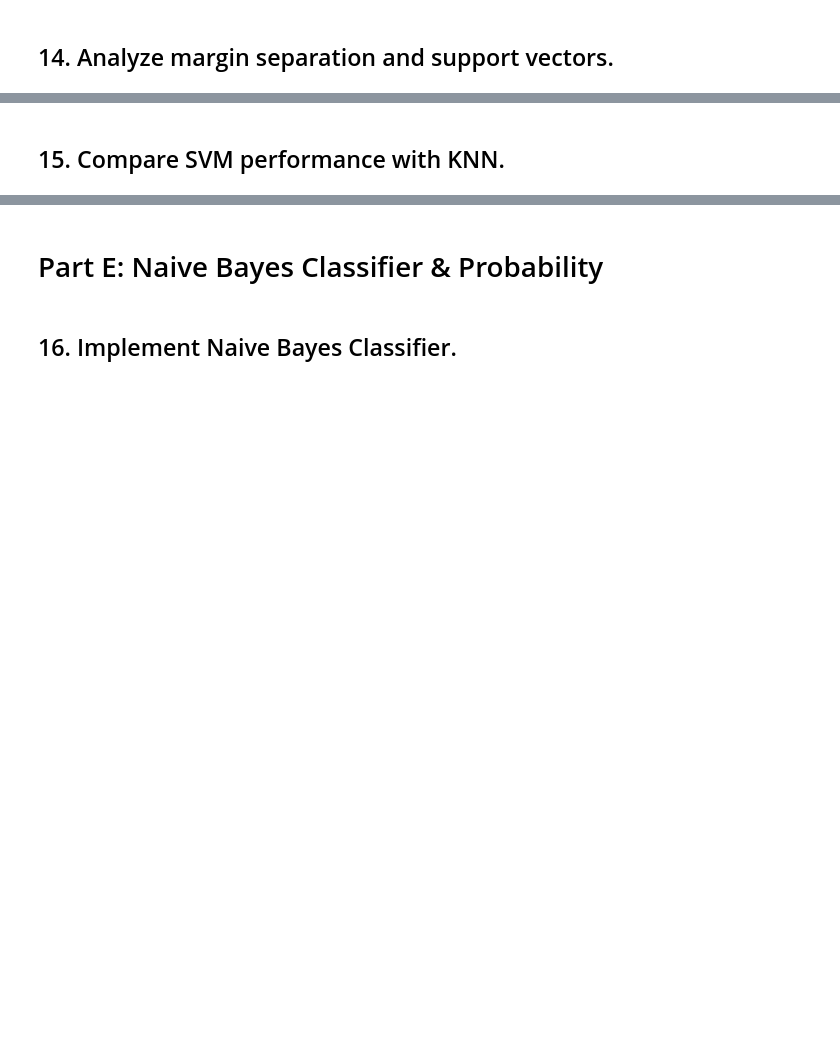
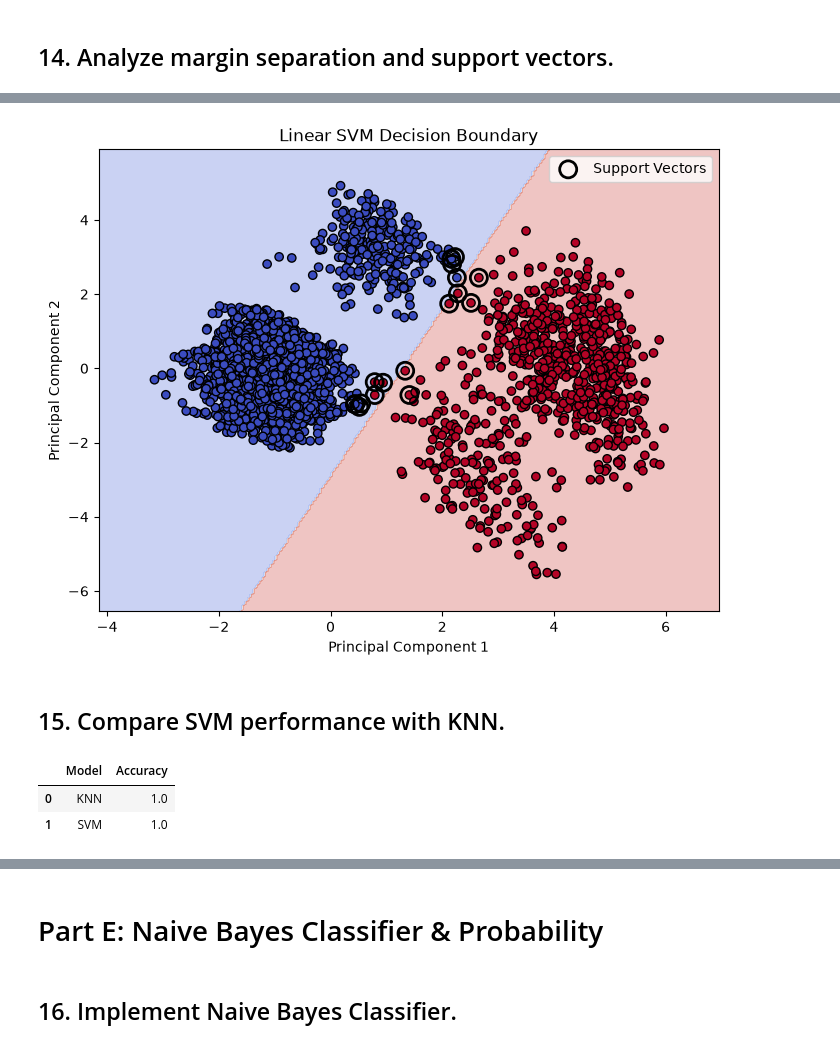
Before and after one commit to krisha12345819/Supervised-Learning---Message-Intelligence-System, a Jupyter notebook: Message_Intelligence_System.ipynb, the cells around one changed output, grey strips where cells are left out. Cells and saved outputs as stored; diff of their text form; code cells hidden in the pictures; blank space fills up the shorter version.

```diff
--- a/Message_Intelligence_System.ipynb
+++ b/Message_Intelligence_System.ipynb
@@ -331,2 +559,57 @@ Different distance metrics may produce different classification results because
+# %%
+import numpy as np
+import matplotlib.pyplot as plt
+
+x_min, x_max = X_train_pca[:,0].min()-1, X_train_pca[:,0].max()+1
+y_min, y_max = X_train_pca[:,1].min()-1, X_train_pca[:,1].max()+1
+
+xx, yy = np.meshgrid(
+    np.arange(x_min, x_max, 0.05),
+    np.arange(y_min, y_max, 0.05)
+)
+
+Z = svm_vis.predict(np.c_[xx.ravel(), yy.ravel()])
+Z = Z.reshape(xx.shape)
+
+plt.figure(figsize=(8,6))
+plt.contourf(xx, yy, Z, alpha=0.3, cmap='coolwarm')
+
+plt.scatter(
+    X_train_pca[:,0],
+    X_train_pca[:,1],
+    c=y_train,
+    cmap='coolwarm',
+    edgecolors='k'
+)
+
+plt.scatter(
+    svm_vis.support_vectors_[:,0],
+    svm_vis.support_vectors_[:,1],
+    s=150,
+    facecolors='none',
+    edgecolors='black',
+    linewidth=2,
+    label='Support Vectors'
+)
+
+plt.title("Linear SVM Decision Boundary")
+plt.xlabel("Principal Component 1")
+plt.ylabel("Principal Component 2")
+plt.legend()
+plt.show()
+# %% [output]
+[figure, added]
 # %% [markdown]
 ## 15. Compare SVM performance with KNN.
+# %%
+comparison = pd.DataFrame({
+
+    "Model":["KNN", "SVM"],
+
+    "Accuracy":[accuracy, accuracy_score(y_test, best_prediction)]})
+
+comparison
+# %% [output]
+|  | Model | Accuracy |
+| 0 | KNN | 1.0 |
+| 1 | SVM | 1.0 |
```
Also changed, not shown: parts of 44 cells of this notebook.
